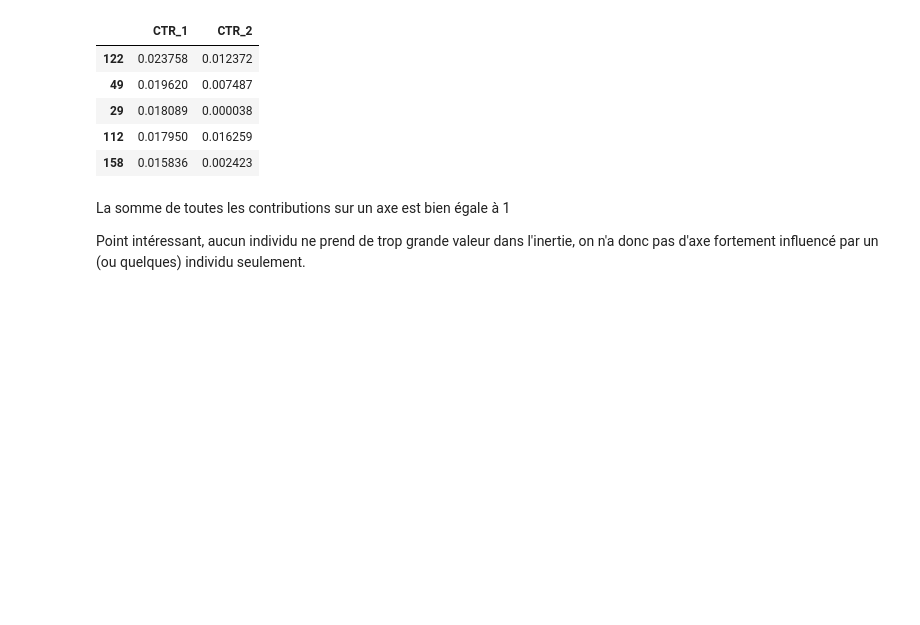
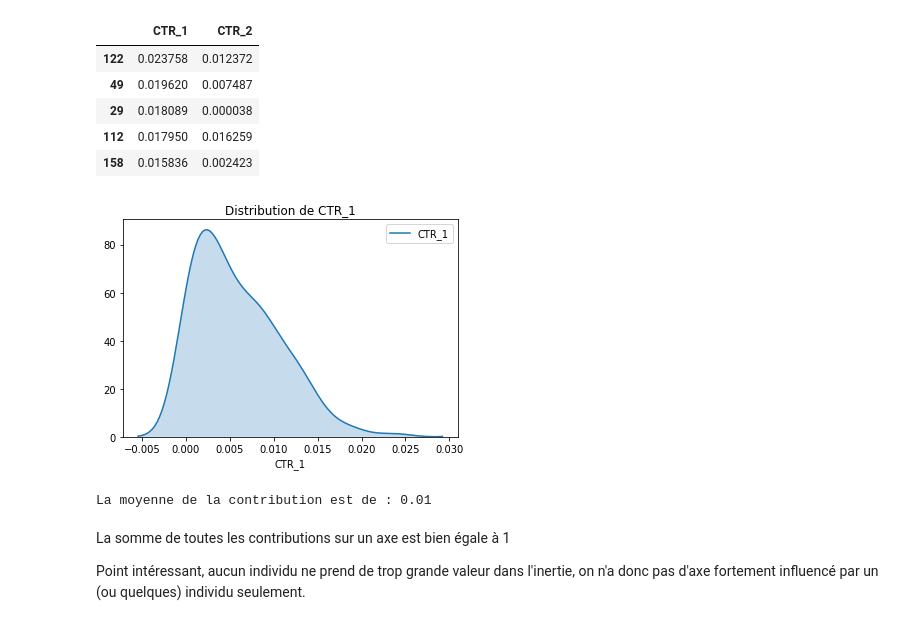
Before and after one commit to Julien-paulet/Projet_6, a Jupyter notebook: Detectez_des_faux_billets.ipynb, the cells around one changed output. Drawn from its saved outputs; the diff is of its cells as text; code cells hidden in the pictures; blank space fills up the shorter version.

```diff
--- a/Detectez_des_faux_billets.ipynb
+++ b/Detectez_des_faux_billets.ipynb
@@ -346,6 +346,18 @@ contrib.sort_values(by=['CTR_1'], ascending = False).head()
 | 29 | 0.018089 | 0.000038 |
 | 112 | 0.017950 | 0.016259 |
 | 158 | 0.015836 | 0.002423 |
+# %%
+sns.kdeplot(contrib['CTR_1'], shade=True)
+plt.title('Distribution de CTR_1')
+plt.xlabel('CTR_1')
+plt.savefig("Graphiques/contributions_individus.png")
+plt.show()
+
+print('La moyenne de la contribution est de :',
+      round(contrib['CTR_1'].mean(), 2))
+# %% [output]
+[figure, added]
+La moyenne de la contribution est de : 0.01
 # %% [markdown]
 <p> La somme de toutes les contributions sur un axe est bien égale à 1 </p>
 
```
Also changed, not shown: parts of 3 cells of this notebook, 3 other files.
